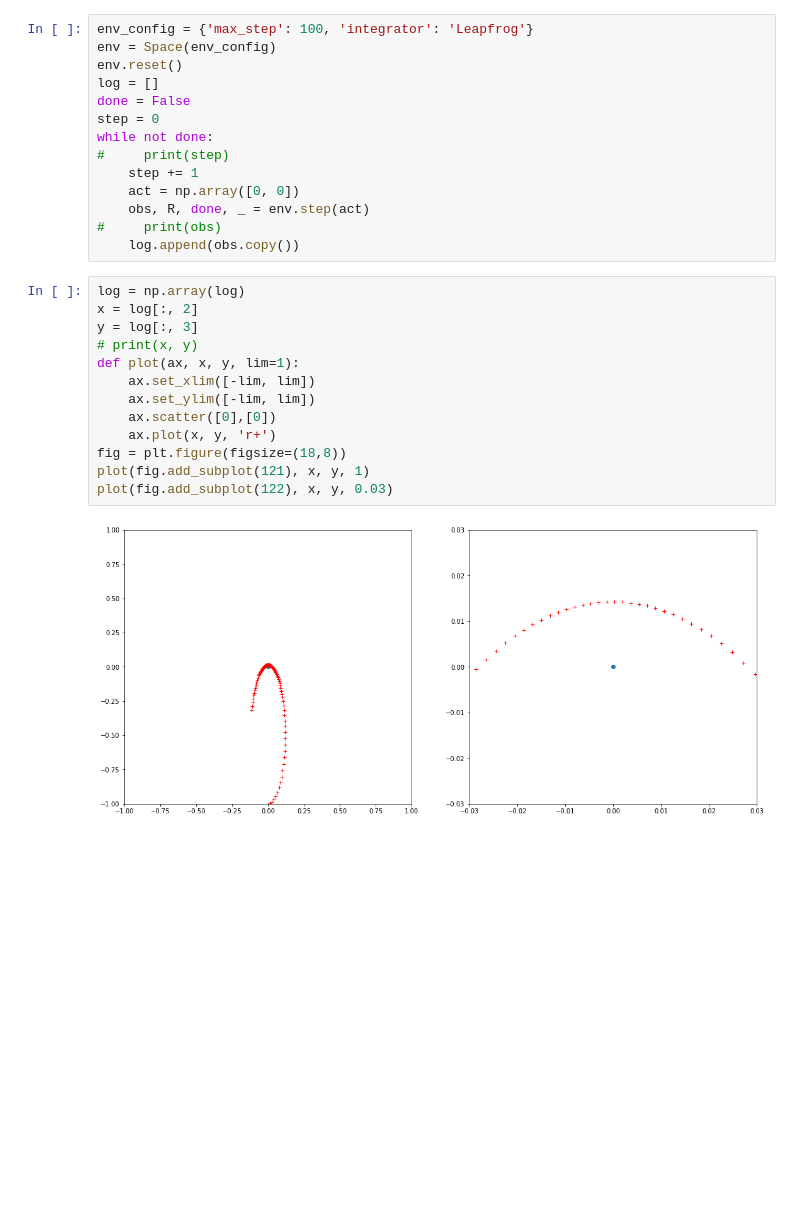
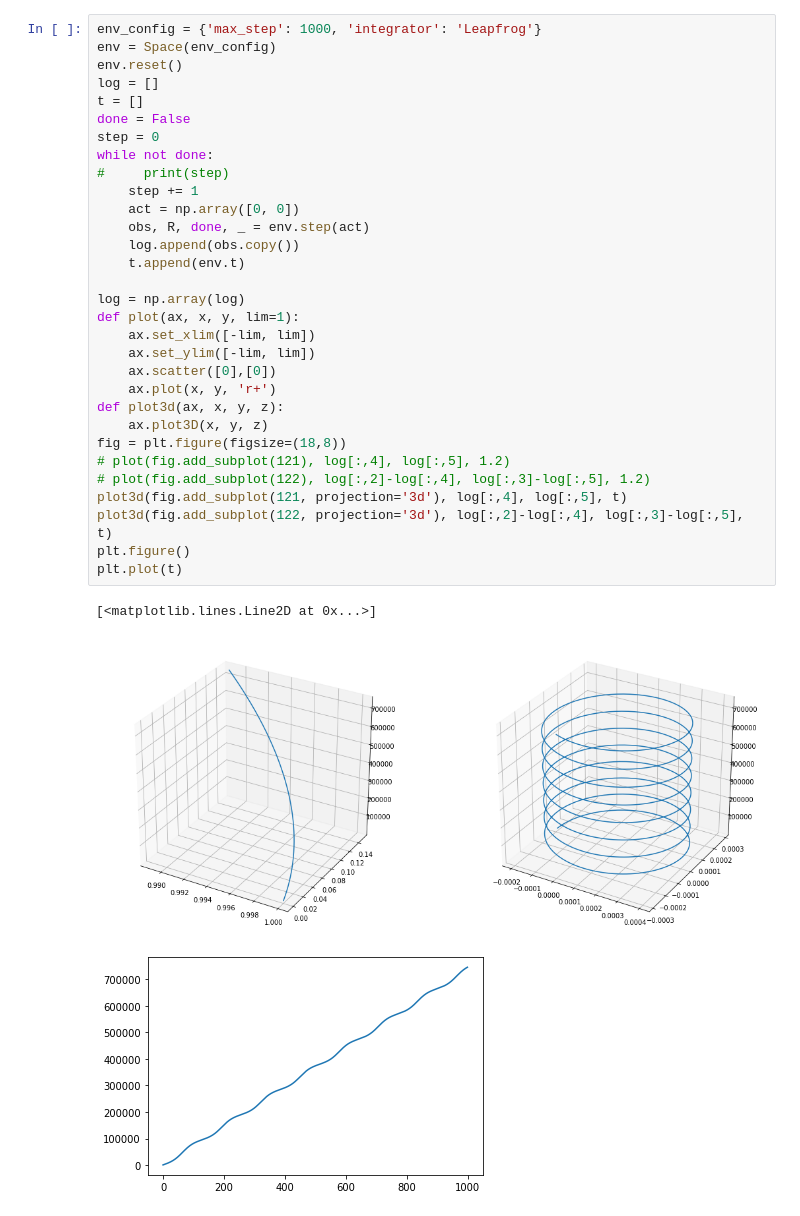
Before and after one commit to qiaoximing/gotomars, a Jupyter notebook: envs_test.ipynb, the cells around one changed output. Saved outputs shown, nothing was run; the diff lists cells and outputs as text; blank space fills up the shorter version.

```diff
--- a/envs_test.ipynb
+++ b/envs_test.ipynb
@@ -9,32 +10,38 @@ from copy import copy
 # %% [output]
 The autoreload extension is already loaded. To reload it, use:
   %reload_ext autoreload
-# %%
-env_config = {'max_step': 100, 'integrator': 'Leapfrog'}
-env = Space(env_config)
-env.reset()
-log = []
-done = False
-step = 0
-while not done:
-#     print(step)
-    step += 1
-    act = np.array([0, 0])
-    obs, R, done, _ = env.step(act)
-#     print(obs)
-    log.append(obs.copy())
-# %%
-log = np.array(log)
-x = log[:, 2]
-y = log[:, 3]
-# print(x, y)
-def plot(ax, x, y, lim=1):
-    ax.set_xlim([-lim, lim])
-    ax.set_ylim([-lim, lim])
-    ax.scatter([0],[0])
-    ax.plot(x, y, 'r+')
-fig = plt.figure(figsize=(18,8))
-plot(fig.add_subplot(121), x, y, 1)
-plot(fig.add_subplot(122), x, y, 0.03)
-# %% [output]
-[figure, removed]
+# %%
+env_config = {'max_step': 1000, 'integrator': 'Leapfrog'}
+env = Space(env_config)
+env.reset()
+log = []
+t = []
+done = False
+step = 0
+while not done:
+#     print(step)
+    step += 1
+    act = np.array([0, 0])
+    obs, R, done, _ = env.step(act)
+    log.append(obs.copy())
+    t.append(env.t)
+
+log = np.array(log)
+def plot(ax, x, y, lim=1):
+    ax.set_xlim([-lim, lim])
+    ax.set_ylim([-lim, lim])
+    ax.scatter([0],[0])
+    ax.plot(x, y, 'r+')
+def plot3d(ax, x, y, z):
+    ax.plot3D(x, y, z)
+fig = plt.figure(figsize=(18,8))
+# plot(fig.add_subplot(121), log[:,4], log[:,5], 1.2)
+# plot(fig.add_subplot(122), log[:,2]-log[:,4], log[:,3]-log[:,5], 1.2)
+plot3d(fig.add_subplot(121, projection='3d'), log[:,4], log[:,5], t)
+plot3d(fig.add_subplot(122, projection='3d'), log[:,2]-log[:,4], log[:,3]-log[:,5], t)
+plt.figure()
+plt.plot(t)
+# %% [output]
+[<matplotlib.lines.Line2D at 0x...>]
+[figure, added]
+[figure, added]
```
Also changed, not shown: parts of 2 cells of this notebook, 1 other file.
